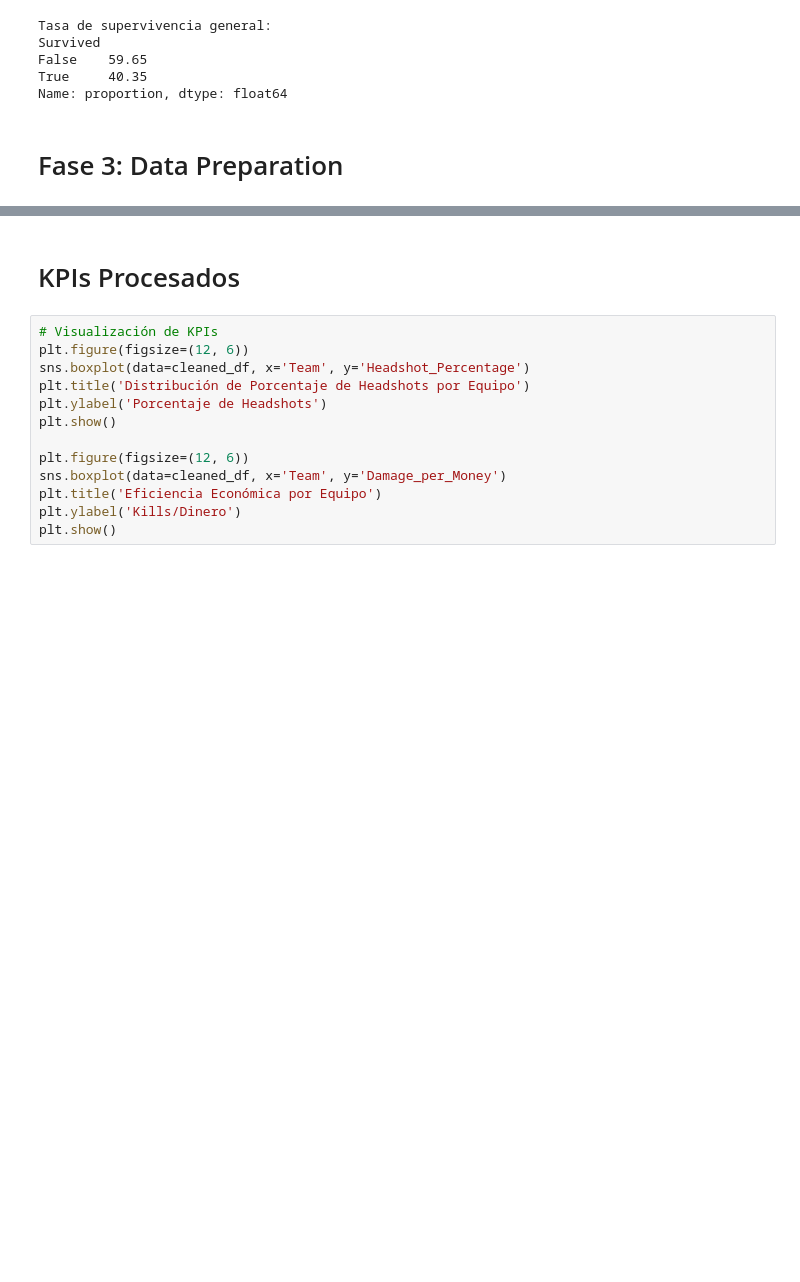
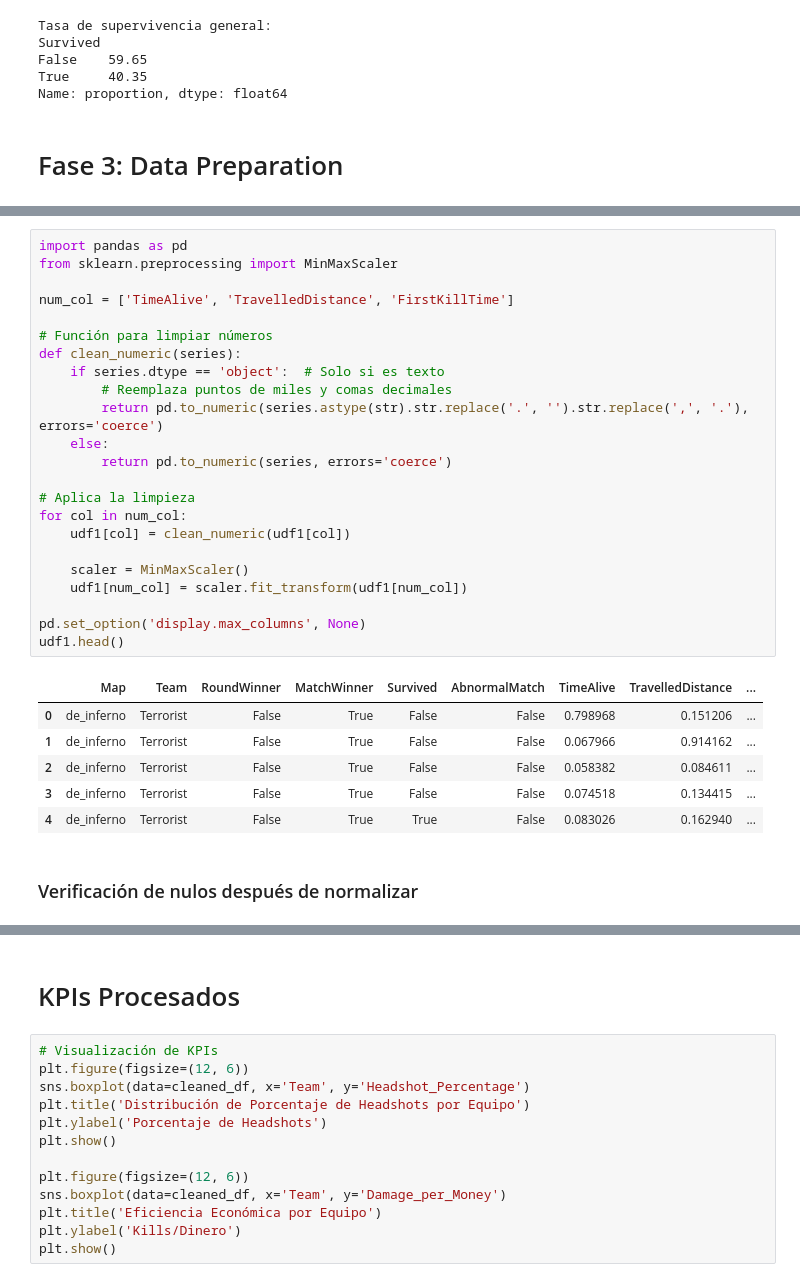
Before and after one commit to lonelystar16/fund-machinelearning, a Jupyter notebook: Informe Tecnico.ipynb, the cells around one changed output, grey strips where cells are left out. Drawn from its saved outputs; the diff is of its cells as text; blank space fills up the shorter version.

```diff
--- a/Informe Tecnico.ipynb
+++ b/Informe Tecnico.ipynb
@@ -698,0 +577,32 @@ cleaned_df = cleaned_df.drop(['TimeAlive', 'TravelledDistance'], axis=1)
+# %%
+import pandas as pd
+from sklearn.preprocessing import MinMaxScaler
+
+num_col = ['TimeAlive', 'TravelledDistance', 'FirstKillTime']
+
+# Función para limpiar números
+def clean_numeric(series):
+    if series.dtype == 'object':  # Solo si es texto
+        # Reemplaza puntos de miles y comas decimales
+        return pd.to_numeric(series.astype(str).str.replace('.', '').str.replace(',', '.'), errors='coerce')
+    else:
+        return pd.to_numeric(series, errors='coerce')
+
+# Aplica la limpieza
+for col in num_col:
+    udf1[col] = clean_numeric(udf1[col])
+
+    scaler = MinMaxScaler()
+    udf1[num_col] = scaler.fit_transform(udf1[num_col])
+
+pd.set_option('display.max_columns', None)
+udf1.head()
+# %% [output]
+|  | Map | Team | RoundWinner | MatchWinner | Survived | AbnormalMatch | TimeAlive | TravelledDistance | ... |
+| 0 | de_inferno | Terrorist | False | True | False | False | 0.798968 | 0.151206 | ... |
+| 1 | de_inferno | Terrorist | False | True | False | False | 0.067966 | 0.914162 | ... |
+| 2 | de_inferno | Terrorist | False | True | False | False | 0.058382 | 0.084611 | ... |
+| 3 | de_inferno | Terrorist | False | True | False | False | 0.074518 | 0.134415 | ... |
+| 4 | de_inferno | Terrorist | False | True | True | False | 0.083026 | 0.162940 | ... |
+# %% [markdown]
+<h3>Verificación de nulos después de normalizar</h3>
```
Also changed, not shown: parts of 29 cells of this notebook.
